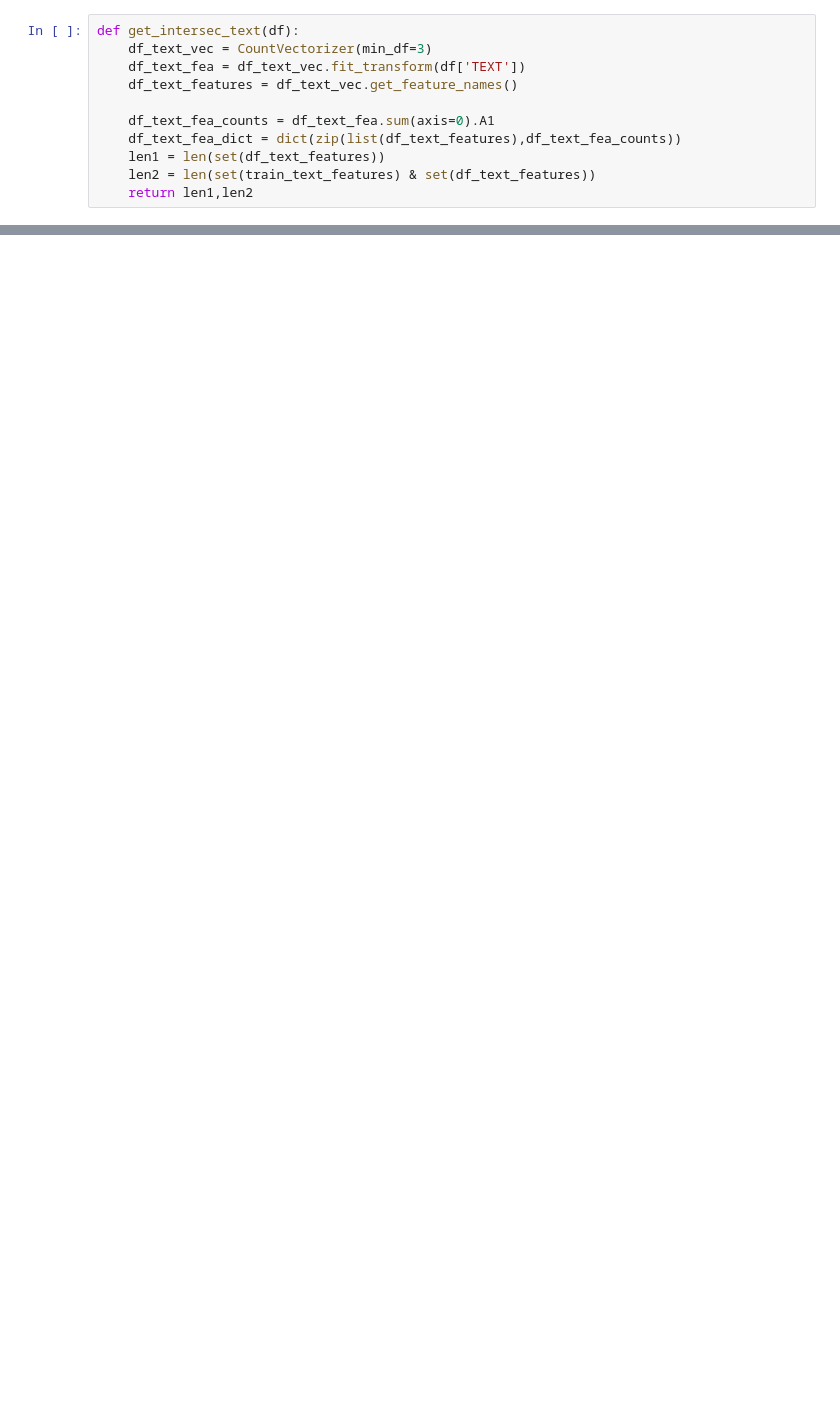
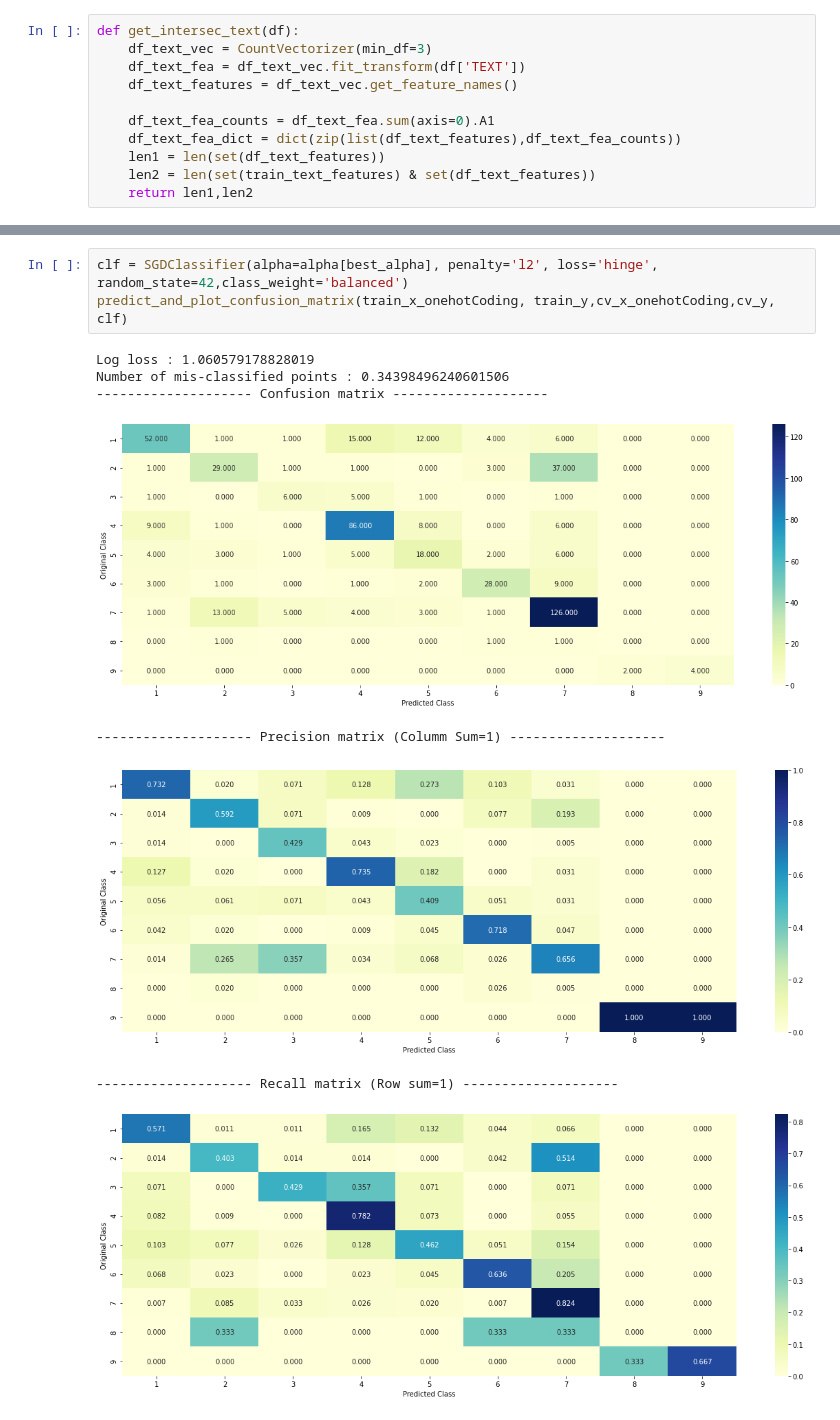
Before and after one commit to Rakshit171297/Cancer-Diagnosis, a Jupyter notebook: cancerDiagnosis.ipynb, the cells around one changed output, grey strips where cells are left out. Saved outputs shown, nothing was run; the diff lists cells and outputs as text; blank space fills up the shorter version.

```diff
--- a/cancerDiagnosis.ipynb
+++ b/cancerDiagnosis.ipynb
@@ -790,0 +1065,12 @@ print(np.round((len2/len1)*100, 3), "% of word of Cross Validation appeared in t
+# %%
+clf = SGDClassifier(alpha=alpha[best_alpha], penalty='l2', loss='hinge', random_state=42,class_weight='balanced')
+predict_and_plot_confusion_matrix(train_x_onehotCoding, train_y,cv_x_onehotCoding,cv_y, clf)
+# %% [output]
+Log loss : 1.060579178828019
+Number of mis-classified points : 0.34398496240601506
+-------------------- Confusion matrix --------------------
+[figure, added]
+-------------------- Precision matrix (Columm Sum=1) --------------------
+[figure, added]
+-------------------- Recall matrix (Row sum=1) --------------------
+[figure, added]
```
Also changed, not shown: parts of 41 cells of this notebook.
